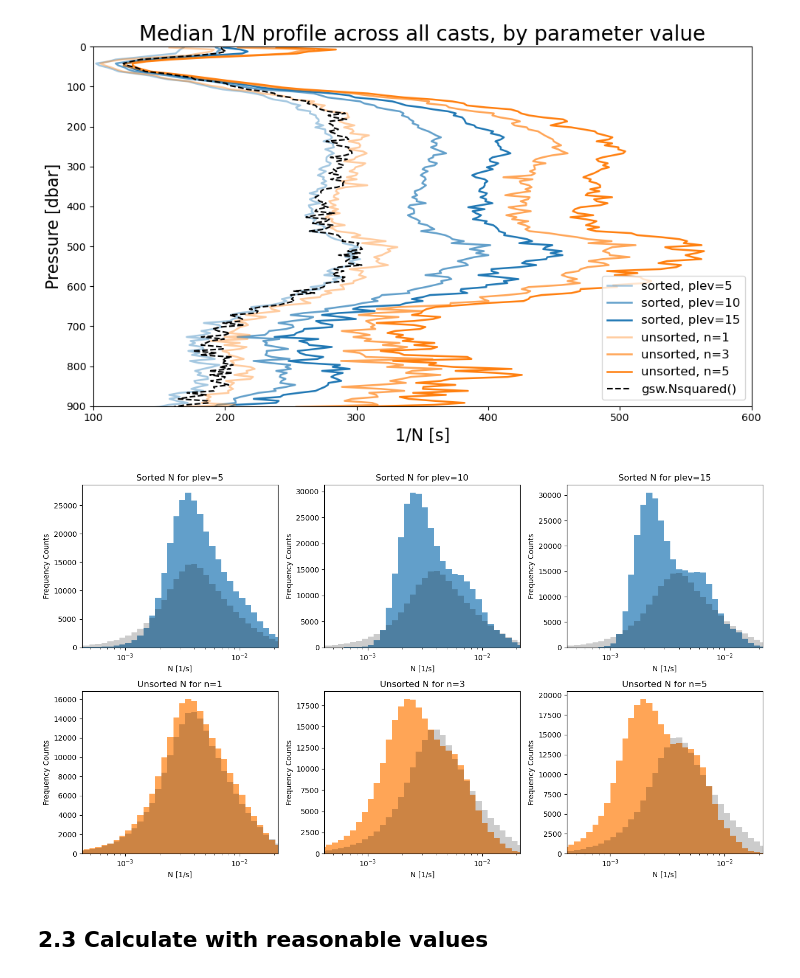
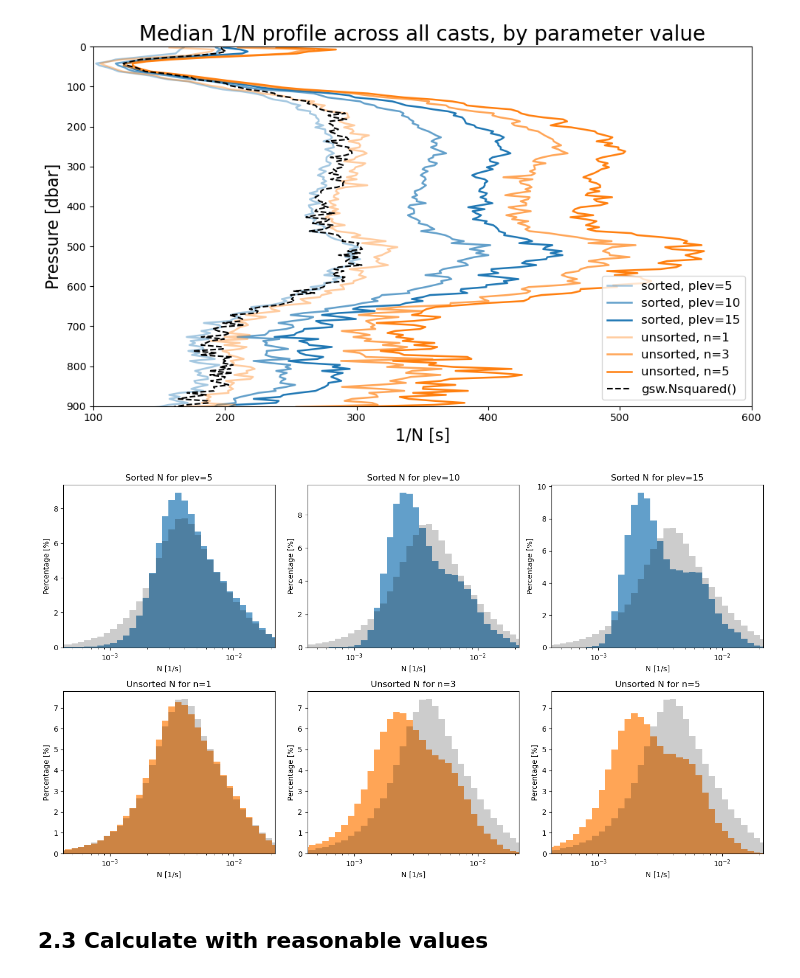
Before and after one commit to tillmrtz/dissipationIFR, a Jupyter notebook: notebooks/apply_LEM.ipynb, the cells around one changed output. Cells and saved outputs as stored; diff of their text form; code cells hidden in the pictures.

```diff
--- a/notebooks/apply_LEM.ipynb
+++ b/notebooks/apply_LEM.ipynb
@@ -193,6 +192,7 @@ n_bins = 100
 
 # --- common log-spaced bins across all subplots (raw N values, not log10-transformed) ---
 n_gsw = n_gsw[np.isfinite(n_gsw) & (n_gsw > 0)]
+weights_gsw = np.ones_like(n_gsw) / len(n_gsw) * 100
 
 sorted_vals = {}
 for plev in plev_list:
@@ -201,40 +201,42 @@ for plev in plev_list:
 
 unsorted_vals = {}
 for n_pts in n_list:
     data = unsorted_all[n_pts]
     unsorted_vals[n_pts] = data[np.isfinite(data) & (data > 0)]
 
 all_vals = np.concatenate(
     list(sorted_vals.values()) + list(unsorted_vals.values()) + [n_gsw]
 )
 log_bins = np.logspace(np.log10(all_vals.min()), np.log10(all_vals.max()), n_bins)
 
 # percentile-based xlim so outliers don't blow out the axis (still in raw, not log, units)
 xmin = np.nanpercentile(all_vals, 0.5)
 xmax = np.nanpercentile(all_vals, 99.5)
 
 for i, plev in enumerate(plev_list):
-    axs[i].hist(sorted_vals[plev], bins=log_bins, color='tab:blue', alpha=0.7,)
-    axs[i].hist(n_gsw, bins=log_bins, color='black', alpha=0.2)
+    weights = np.ones_like(sorted_vals[plev]) / len(sorted_vals[plev]) * 100
+    axs[i].hist(sorted_vals[plev], bins=log_bins, color='tab:blue', alpha=0.7, weights=weights)
+    axs[i].hist(n_gsw, bins=log_bins, color='black', alpha=0.2, weights=weights_gsw)
     axs[i].set_xscale('log')
     axs[i].set_xlim(xmin, xmax)
     axs[i].set_xlabel('N [1/s]')
-    axs[i].set_ylabel('Frequency Counts')
+    axs[i].set_ylabel('Percentage [%]')
     axs[i].set_title(f"Sorted N for plev={plev}")
 
 for i, n_pts in enumerate(n_list):
     ax = axs[i + len(plev_list)]
-    ax.hist(unsorted_vals[n_pts], bins=log_bins, color='tab:orange', alpha=0.7)
-    ax.hist(n_gsw, bins=log_bins, color='black', alpha=0.2)
+    weights = np.ones_like(unsorted_vals[n_pts]) / len(unsorted_vals[n_pts]) * 100
+    ax.hist(unsorted_vals[n_pts], bins=log_bins, color='tab:orange', alpha=0.7, weights=weights)
+    ax.hist(n_gsw, bins=log_bins, color='black', alpha=0.2, weights=weights_gsw)
     ax.set_xscale('log')
     ax.set_xlim(xmin, xmax)
     ax.set_xlabel('N [1/s]')
-    ax.set_ylabel('Frequency Counts')
+    ax.set_ylabel('Percentage [%]')
     ax.set_title(f"Unsorted N for n={n_pts}")
 
 plt.tight_layout()
 # %% [output]
-[figure, old version]
+[figure, new version]
 # %% [markdown]
 ## 2.3 Calculate with reasonable values
 # %%
```
Also changed, not shown: parts of 16 cells of this notebook, 2 other files.
